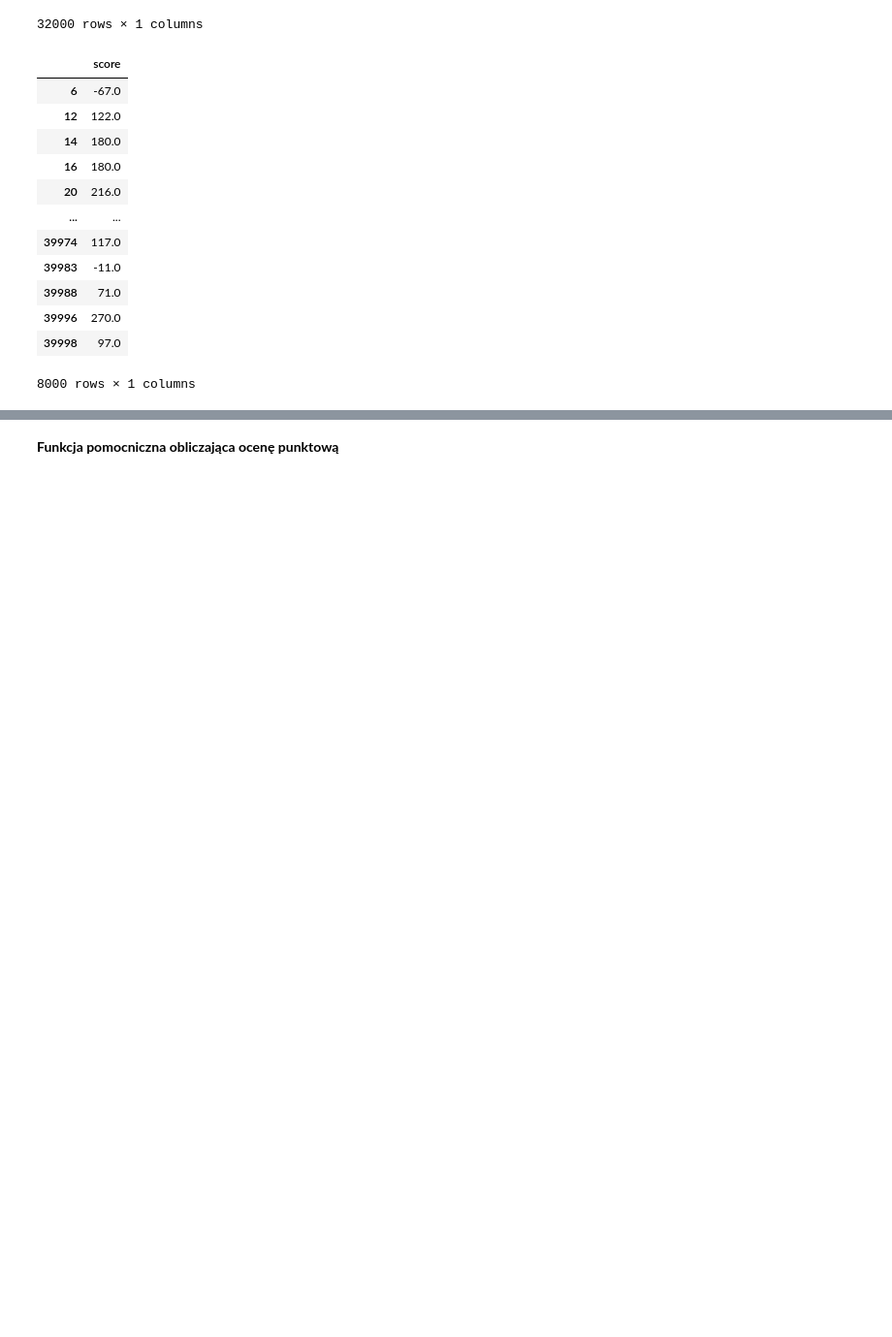
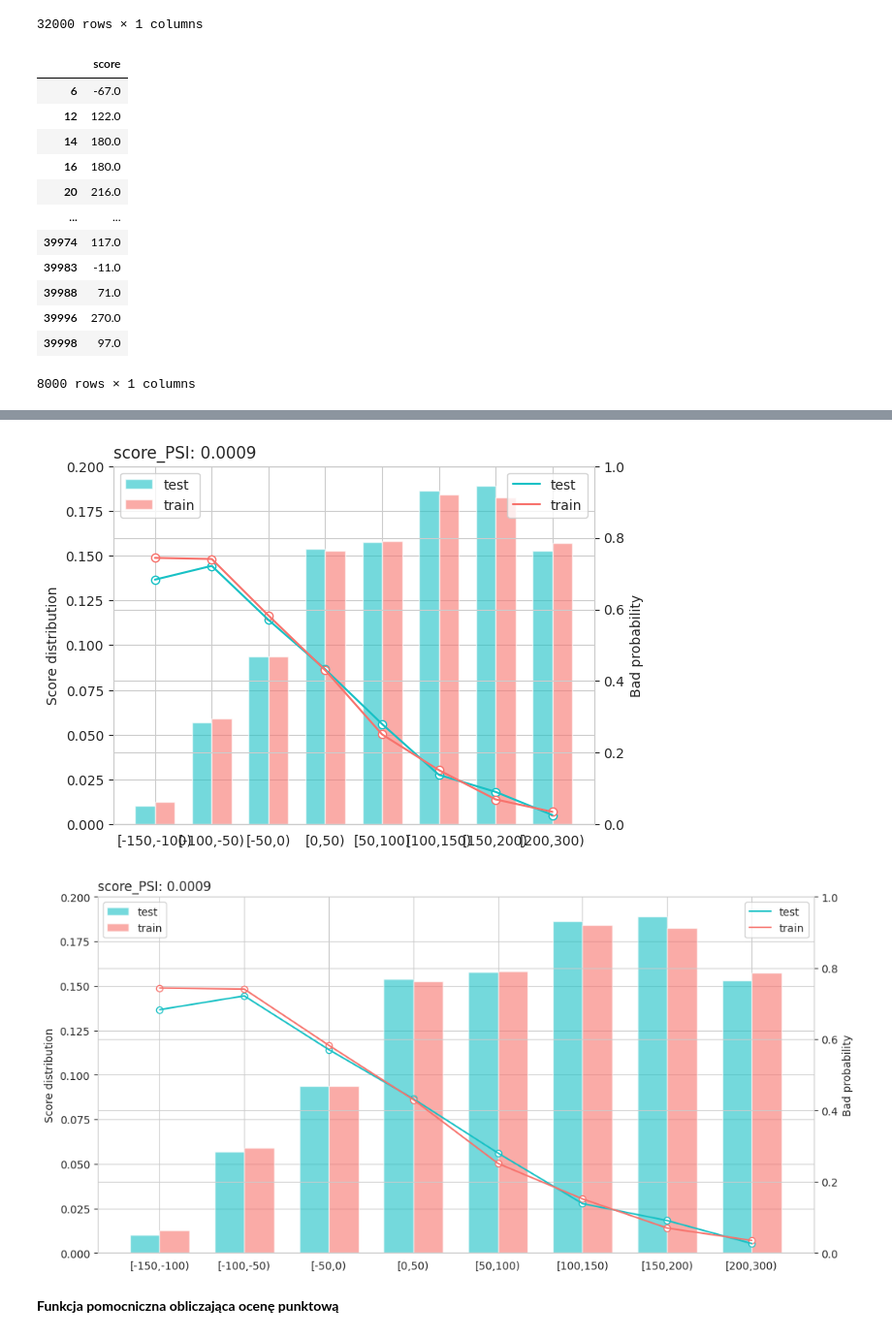
Before and after one commit to AdvancedPrognosis-GUT-DreamTeam/scoring-project, a Jupyter notebook: notebooks/notebook.ipynb, the cells around one changed output, grey strips where cells are left out. Shown at 97% size. Cells and saved outputs as stored; diff of their text form; code cells hidden in the pictures; blank space fills up the shorter version.

```diff
--- a/notebooks/notebook.ipynb
+++ b/notebooks/notebook.ipynb
@@ -527,3 +532,19 @@ test_score
+# %%
+psi = sc.perf_psi(
+    score={
+        "train": train_score,
+        "test": test_score,
+    },
+    label={
+        "train": y_train,
+        "test": y_test,
+    },
+)
+psi['pic']['score'].set_size_inches(12, 6)
+psi['pic']['score']
+# %% [output]
+[figure, added]
+[figure, added]
 # %% [markdown]
 **Funkcja pomocniczna obliczająca ocenę punktową**
 # %%
```
Also changed, not shown: parts of 11 cells of this notebook.
